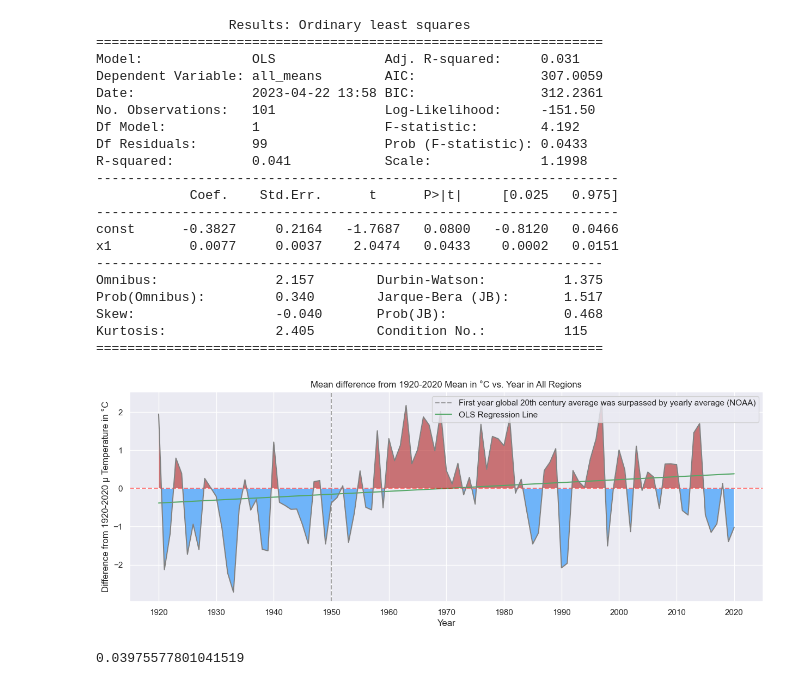
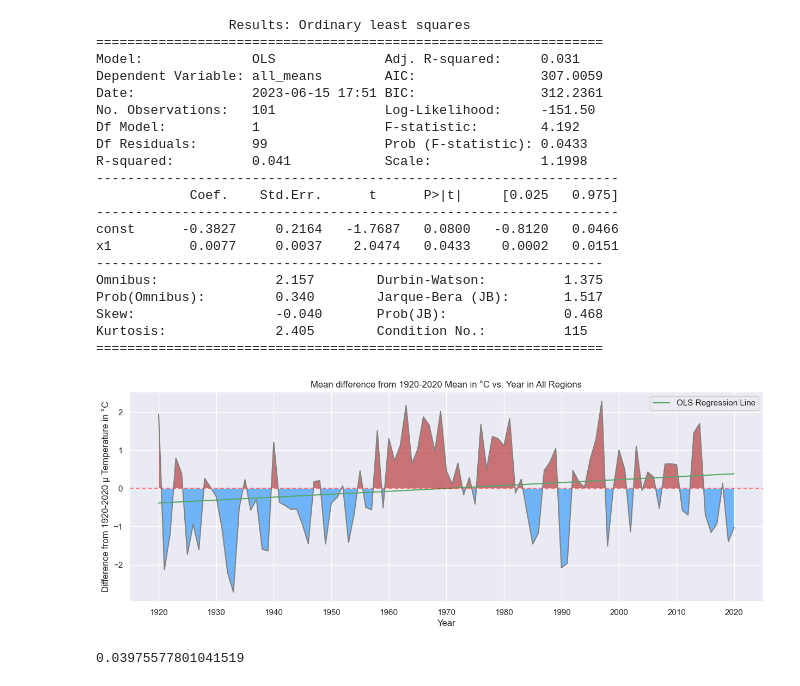
Before and after one commit to davisclarke/NC-Climate-Analysis, a Jupyter notebook: main.ipynb, the cells around one changed output. Saved outputs shown, nothing was run; the diff lists cells and outputs as text; code cells hidden in the pictures.

```diff
--- a/main.ipynb
+++ b/main.ipynb
@@ -161,41 +162,41 @@ df_means=pd.concat([east.means_dist['means'], west.means_dist['means'], central.
 df_means['all_means'] = df_means.mean(axis=1)
 plt.figure(figsize=(15,5))
 ax=plt.subplot(111)
-plt.axvline(30, color='gray', linestyle='--', alpha=.7, label='First year global 20th century average was surpassed by yearly average (NOAA)')
+#plt.axvline(30, color='gray', linestyle='--', alpha=.7, label='First year global 20th century average was surpassed by yearly average (NOAA)')
 
 a=df_means['all_means'].mean()-df_means['all_means']
 model=sm.OLS(a,sm.add_constant(times.T))
 res=model.fit()
 print(res.summary2())
 
 res.params
 #ransac=HuberRegressor().fit(X=times.reshape(-1,1), y=a.to_numpy().reshape(-1,1))
 #err=ransac.score(times.reshape(-1,1), a.to_numpy().reshape(-1,1))
 #plt.plot(times,model.predict(model., times.reshape(-1,1)), label=f'Huber Regression Line, $R^2 = {err}$', color='green')
 plt.plot(times, (times*0.007654)-0.382707, label='OLS Regression Line', linestyle='-',color='g')
 plot(ax, a, None)
 # %% [output]
                  Results: Ordinary least squares
 =================================================================
 Model:              OLS              Adj. R-squared:     0.031
 Dependent Variable: all_means        AIC:                307.0059
-Date:               2023-04-22 13:58 BIC:                312.2361
+Date:               2023-06-15 17:51 BIC:                312.2361
 No. Observations:   101              Log-Likelihood:     -151.50
 Df Model:           1                F-statistic:        4.192
 Df Residuals:       99               Prob (F-statistic): 0.0433
 R-squared:          0.041            Scale:              1.1998
 -------------------------------------------------------------------
             Coef.    Std.Err.      t      P>|t|     [0.025   0.975]
 -------------------------------------------------------------------
 const      -0.3827     0.2164   -1.7687   0.0800   -0.8120   0.0466
 x1          0.0077     0.0037    2.0474   0.0433    0.0002   0.0151
 -----------------------------------------------------------------
 Omnibus:               2.157        Durbin-Watson:          1.375
 Prob(Omnibus):         0.340        Jarque-Bera (JB):       1.517
 Skew:                  -0.040       Prob(JB):               0.468
 Kurtosis:              2.405        Condition No.:          115
 =================================================================
-[figure, old version]
+[figure, new version]
 # %%
 from scipy import stats
 from sklearn.linear_model import RANSACRegressor, HuberRegressor
```
Also changed, not shown: parts of 3 cells of this notebook, 2 other files.
